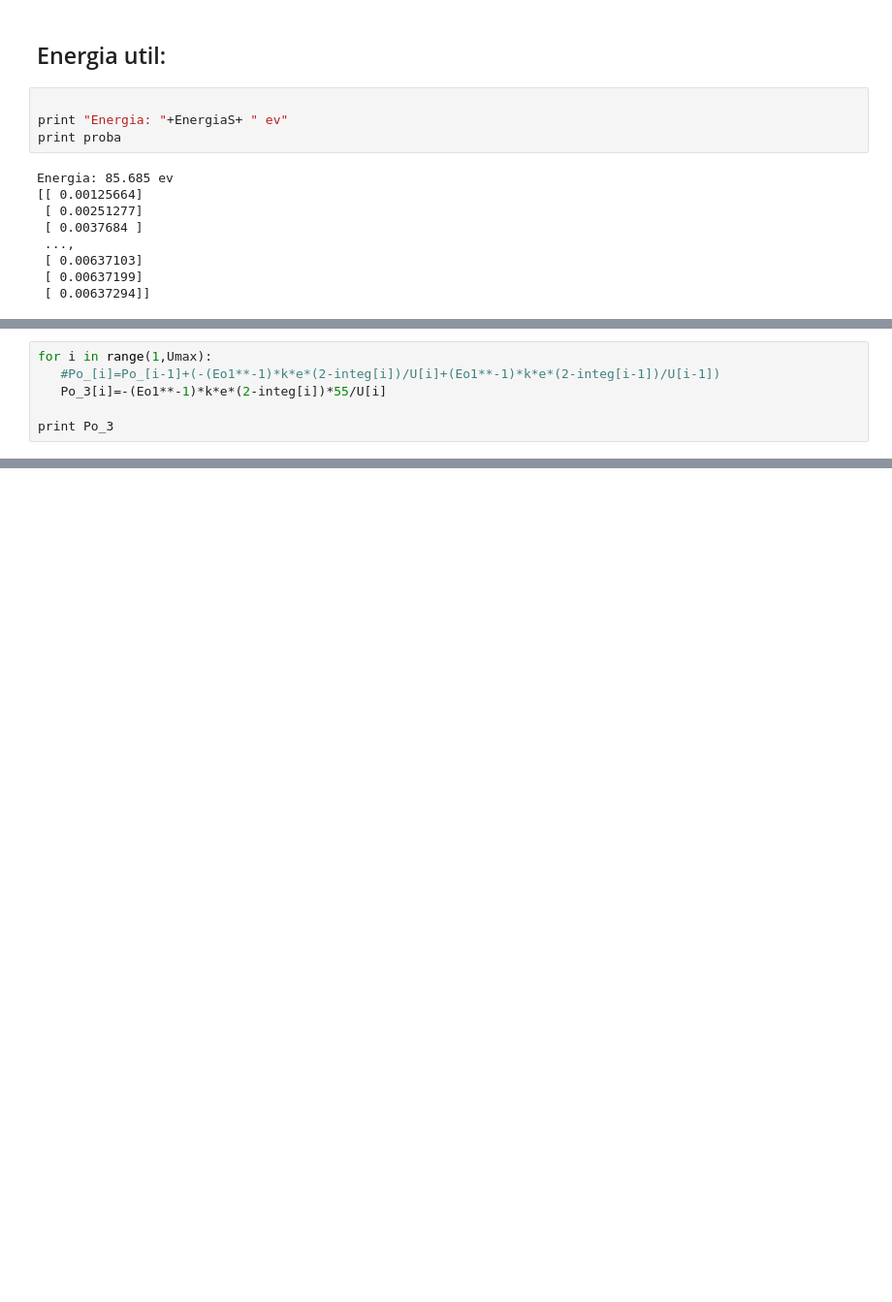
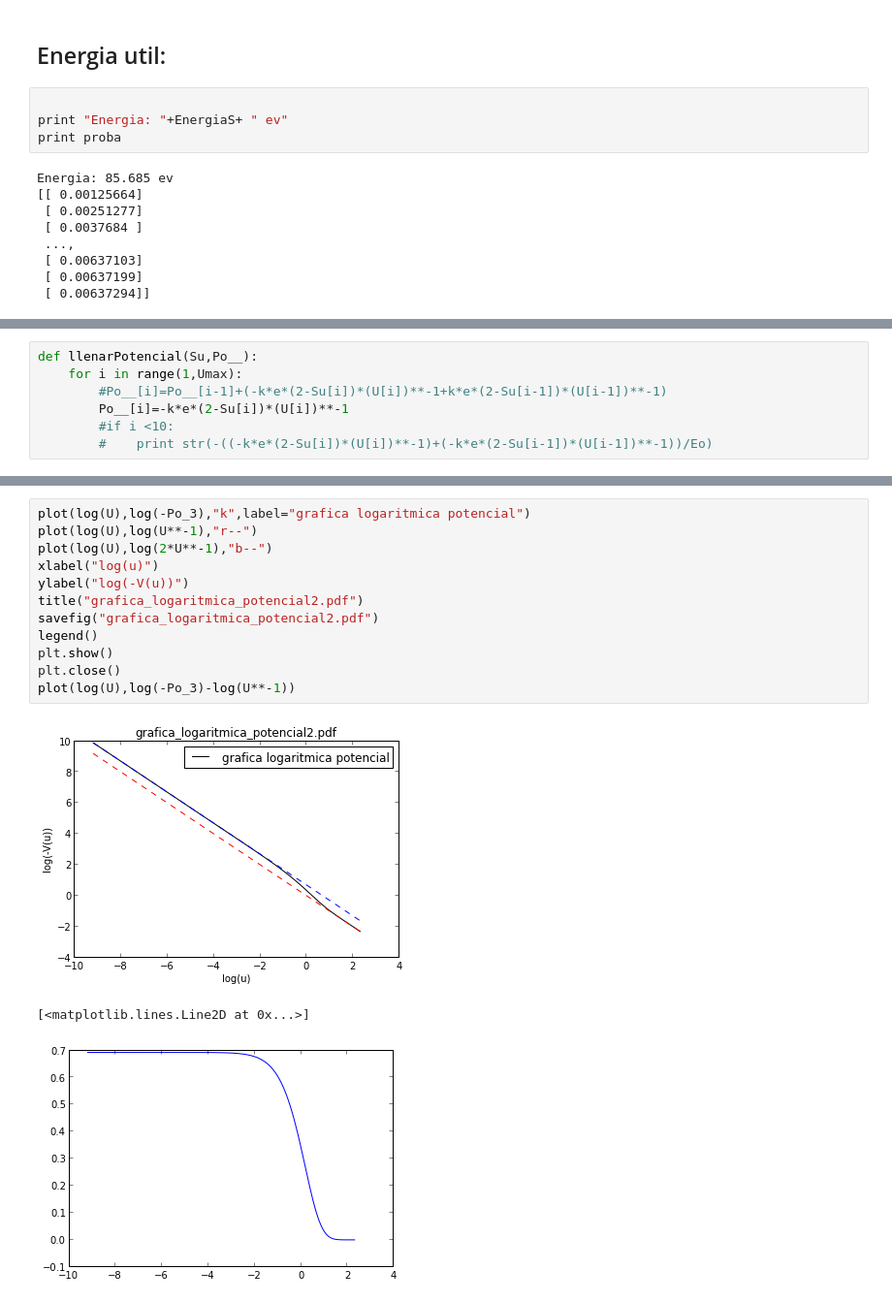
Before and after one commit to daniel-lozano/Atomica, a Jupyter notebook: Atomo_de_Helio.ipynb, the cells around one changed output, grey strips where cells are left out. Shown at 97% size. Saved outputs shown, nothing was run; the diff lists cells and outputs as text; blank space fills up the shorter version.

```diff
--- a/Atomo_de_Helio.ipynb
+++ b/Atomo_de_Helio.ipynb
@@ -355,6 +401,7 @@ print Po_3
 # %%
-for i in range(1,Umax):
-   #Po_[i]=Po_[i-1]+(-(Eo1**-1)*k*e*(2-integ[i])/U[i]+(Eo1**-1)*k*e*(2-integ[i-1])/U[i-1])
-   Po_3[i]=-(Eo1**-1)*k*e*(2-integ[i])*55/U[i]
-
-print Po_3
+def llenarPotencial(Su,Po__):
+    for i in range(1,Umax):
+        #Po__[i]=Po__[i-1]+(-k*e*(2-Su[i])*(U[i])**-1+k*e*(2-Su[i-1])*(U[i-1])**-1)
+        Po__[i]=-k*e*(2-Su[i])*(U[i])**-1
+        #if i <10:
+        #    print str(-((-k*e*(2-Su[i])*(U[i])**-1)+(-k*e*(2-Su[i-1])*(U[i-1])**-1))/Eo)
@@ -395,0 +421,16 @@ print Po_3
+# %%
+plot(log(U),log(-Po_3),"k",label="grafica logaritmica potencial")
+plot(log(U),log(U**-1),"r--")
+plot(log(U),log(2*U**-1),"b--")
+xlabel("log(u)")
+ylabel("log(-V(u))")
+title("grafica_logaritmica_potencial2.pdf")
+savefig("grafica_logaritmica_potencial2.pdf")
+legend()
+plt.show()
+plt.close()
+plot(log(U),log(-Po_3)-log(U**-1))
+# %% [output]
+[figure, added]
+[<matplotlib.lines.Line2D at 0x...>]
+[figure, added]
```
Also changed, not shown: parts of 19 cells of this notebook, 8 other files.
